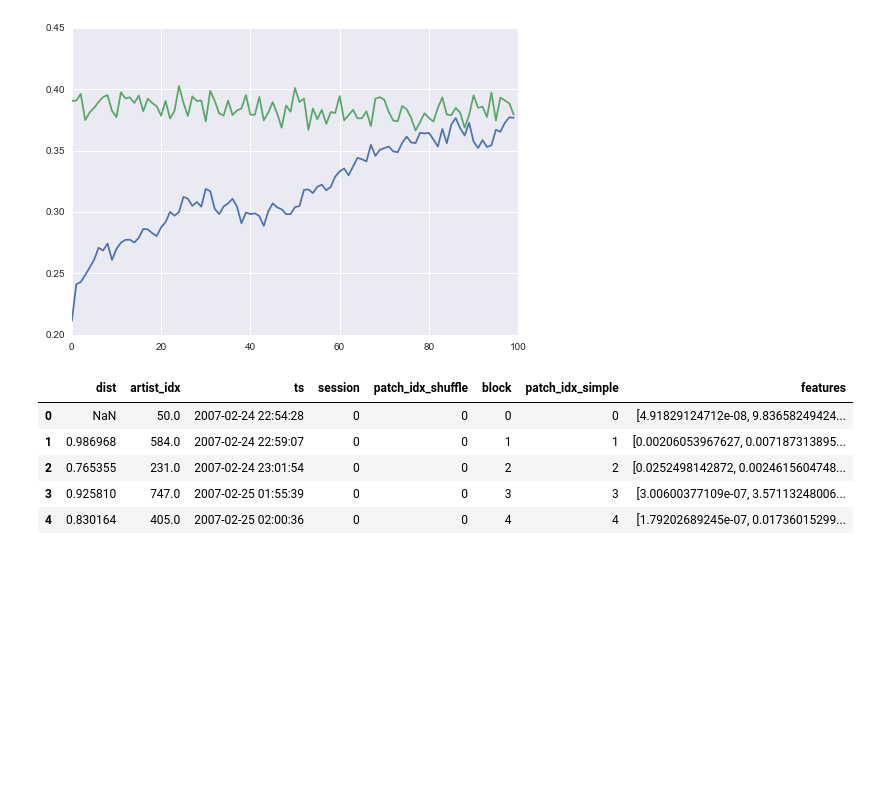
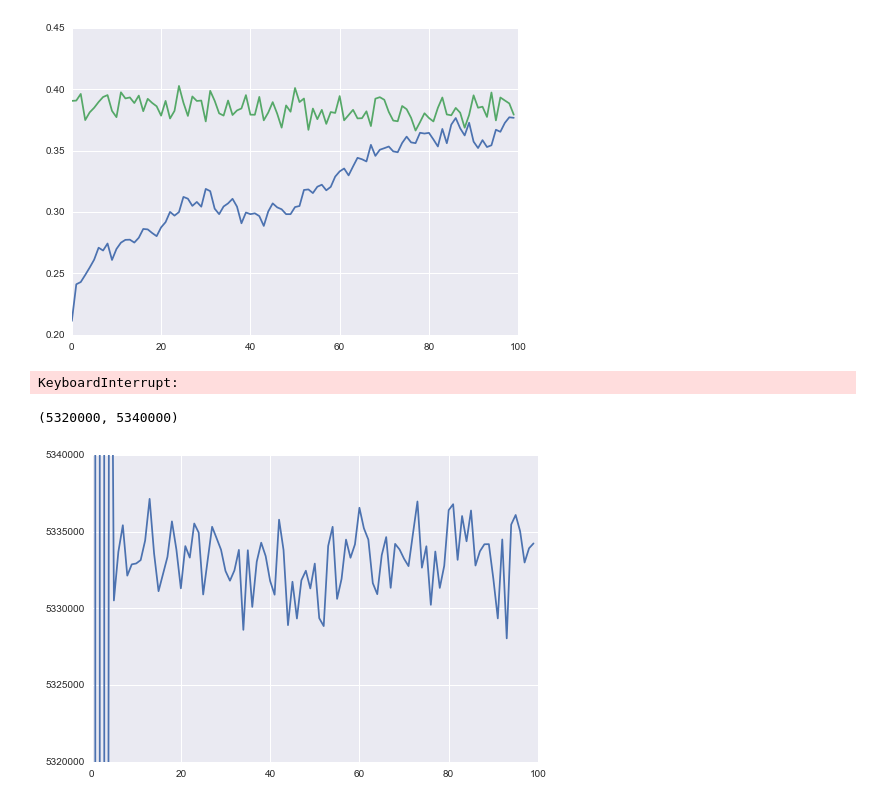
Before and after one commit to jlorince/MusicForaging, a Jupyter notebook: notebooks/ARS.ipynb, the cells around one changed output. Drawn from its saved outputs; the diff is of its cells as text; code cells hidden in the pictures; blank space fills up the shorter version.

Commit message:
patch based ARS

```diff
--- a/notebooks/ARS.ipynb
+++ b/notebooks/ARS.ipynb
@@ -102,11 +102,12 @@ plt.plot(np.nanmean(result_arr_rand,axis=0))
 [<matplotlib.lines.Line2D at 0x...>]
 [figure]
 # %%
-result = np.zeros(10)
-for rep in xrange(100000):
+import sys
+result = np.zeros(100)
+for rep in xrange(10000000):
     last = None
     seq = []
-    for x in range(10):
+    for x in range(100):
         if not last:
             roll = np.random.choice([1,2,3,4,5,6])
             first = roll
@@ -116,12 +117,6 @@ for rep in xrange(100000):
         seq.append(roll)
         last = roll
     result += (np.array(seq)==first).astype(int)
+print result
+# %% [output]
+KeyboardInterrupt:
-# %%
-df.head()
-# %% [output]
-|  | dist | artist_idx | ts | session | patch_idx_shuffle | block | patch_idx_simple | features |
-| 0 | NaN | 50.0 | 2007-02-24 22:54:28 | 0 | 0 | 0 | 0 | [4.91829124712e-08, 9.83658249424... |
-| 1 | 0.986968 | 584.0 | 2007-02-24 22:59:07 | 0 | 0 | 1 | 1 | [0.00206053967627, 0.007187313895... |
-| 2 | 0.765355 | 231.0 | 2007-02-24 23:01:54 | 0 | 0 | 2 | 2 | [0.0252498142872, 0.0024615604748... |
-| 3 | 0.925810 | 747.0 | 2007-02-25 01:55:39 | 0 | 0 | 3 | 3 | [3.00600377109e-07, 3.57113248006... |
-| 4 | 0.830164 | 405.0 | 2007-02-25 02:00:36 | 0 | 0 | 4 | 4 | [1.79202689245e-07, 0.01736015299... |
@@ -127,0 +128,26 @@ df.head()
+# %%
+a = np.array([ 32000000.,         0.,   6401936.,   5121516.,   5373923.,
+         5330515.,   5333682.,   5335418.,   5332132.,   5332867.,
+         5332925.,   5333146.,   5334422.,   5337136.,   5333585.,
+         5331118.,   5332235.,   5333356.,   5335667.,   5333834.,
+         5331303.,   5334056.,   5333306.,   5335529.,   5334933.,
+         5330904.,   5333128.,   5335316.,   5334576.,   5333820.,
+         5332435.,   5331802.,   5332472.,   5333810.,   5328597.,
+         5333789.,   5330093.,   5333042.,   5334279.,   5333403.,
+         5331784.,   5330890.,   5335779.,   5333805.,   5328904.,
+         5331734.,   5329337.,   5331827.,   5332452.,   5331296.,
+         5332917.,   5329360.,   5328844.,   5334061.,   5335315.,
+         5330618.,   5331917.,   5334479.,   5333297.,   5334170.,
+         5336556.,   5335220.,   5334481.,   5331642.,   5330924.,
+         5333469.,   5334644.,   5331337.,   5334202.,   5333835.,
+         5333232.,   5332752.,   5334877.,   5336965.,   5332650.,
+         5334047.,   5330229.,   5333703.,   5331331.,   5332773.,
+         5336401.,   5336787.,   5333159.,   5336018.,   5334370.,
+         5336377.,   5332791.,   5333721.,   5334177.,   5334184.,
+         5331935.,   5329343.,   5334488.,   5328045.,   5335459.,
+         5336085.,   5335027.,   5332988.,   5333915.,   5334232.])
+plt.plot(a)
+plt.gca().set_ylim(5320000,5340000)
+# %% [output]
+(5320000, 5340000)
+[figure, added]
```
Also changed, not shown: parts of 1 cell of this notebook, 6 other files.
